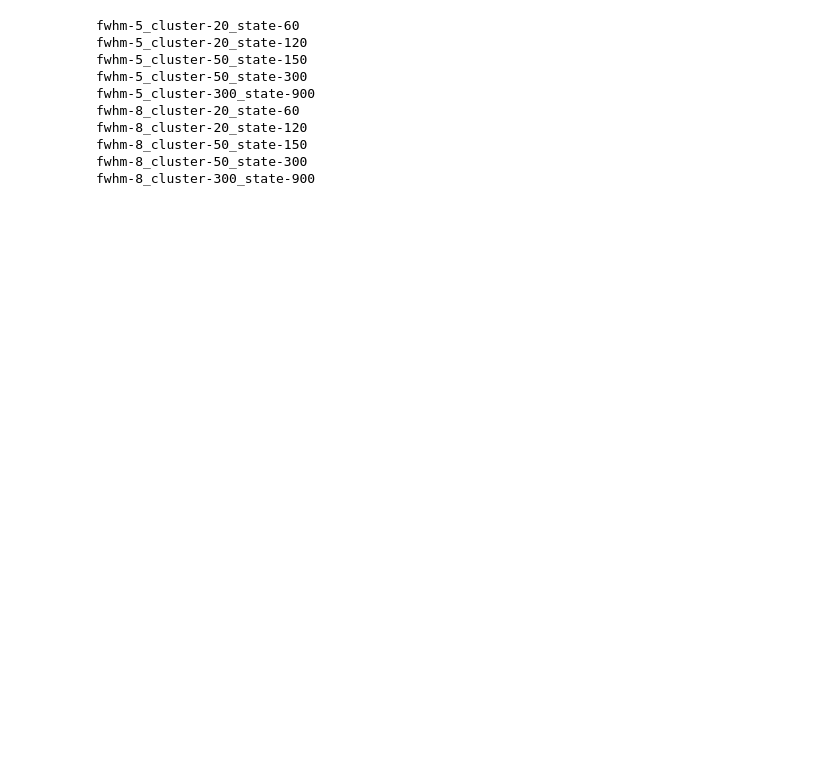
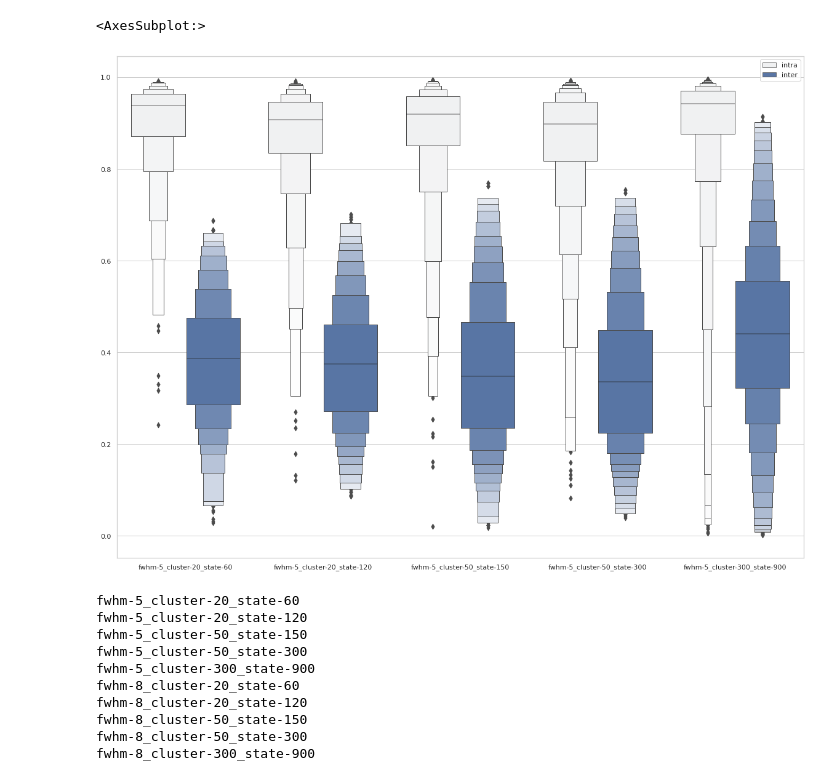
Before and after one commit to courtois-neuromod/cneuromod_embeddings, a Jupyter notebook: fig_repro_friends-s01.ipynb, the cells around one changed output. Saved outputs shown, nothing was run; the diff lists cells and outputs as text; code cells hidden in the pictures; blank space fills up the shorter version.

```diff
--- a/fig_repro_friends-s01.ipynb
+++ b/fig_repro_friends-s01.ipynb
@@ -7,0 +11,5 @@ root_data = '/data/cisl/pbellec/cneuromod_embeddings/xp_202012/friends-s01_repro
+# %%
+fwhm = (5, 8)
+cluster = (20, 20, 50, 50, 300)
+state = (60, 120, 150, 300, 900)
+list_subject = subject_keys(6)
@@ -8 +84,13 @@ root_data = '/data/cisl/pbellec/cneuromod_embeddings/xp_202012/friends-s01_repro
+# %%
+list_keys = parameter_keys([5])
+val, all_label, type_comp = load_repro(list_keys)
+sns.set_theme(style="whitegrid")
+sns.set(font_scale=1.5)
+fig = plt.figure(figsize=(20, 15))
+sns.boxenplot(x=all_label, y=val, hue=type_comp, scale='area')
+plt.ylabel('spatial correlation even vs odd runs friends-s01)')
+plt.title('Parcel reproducibility FWHM=5')
+# %% [output]
+<AxesSubplot:>
+[figure, added]
 # %%
```
Also changed, not shown: parts of 17 cells of this notebook, 1 other file.
